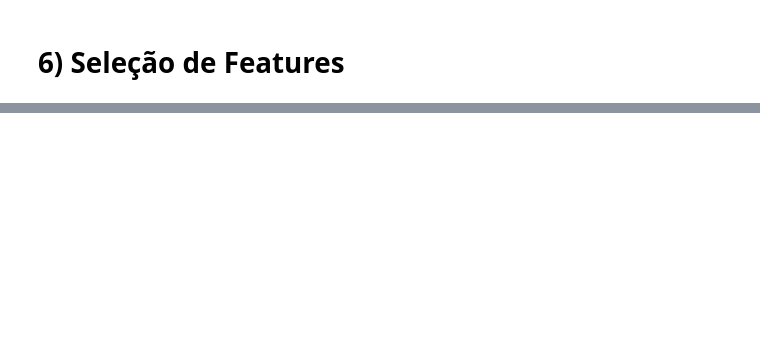
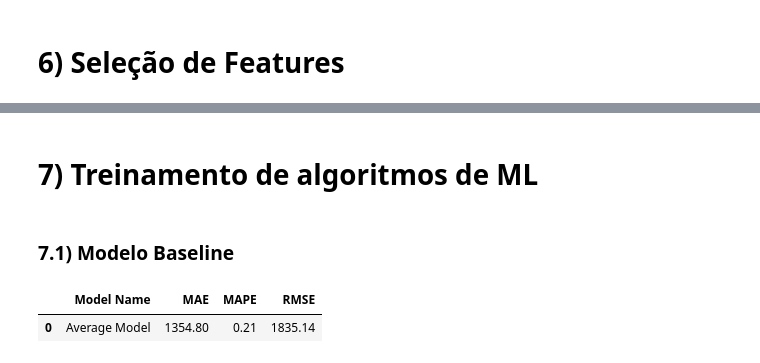
Before and after one commit to GustavoBarros11/rossmann_sales_forecast, a Jupyter notebook: ciclo1_notebook.ipynb, the cells around one changed output, grey strips where cells are left out. Saved outputs shown, nothing was run; the diff lists cells and outputs as text; code cells hidden in the pictures; blank space fills up the shorter version.

Commit message:
Treinamento dos modelos de ML parte 1 - ciclo1

```diff
--- a/ciclo1_notebook.ipynb
+++ b/ciclo1_notebook.ipynb
@@ -725,0 +785,33 @@ df6 = df5.copy()
+# %%
+cols_selected_boruta = [
+    'store',
+    'promo_False',
+    'promo_True',
+    'store_type',
+    'assortment',
+    'competition_distance',
+    'competition_open_since_month',
+    'competition_open_since_year',
+    'promo2_False',
+    'promo2_True',
+    'promo2_since_week',
+    'promo2_since_year',
+    'competition_duration',
+    'promo_time_week',
+    'day_of_week_sin',
+    'day_of_week_cos',
+    'month_sin',
+    'month_cos',
+    'day_sin',
+    'day_cos',
+    'week_of_year_sin',
+    'week_of_year_cos',
+]
+
+# columns to add
+feat_to_add = ['date', 'sales']
+
+cols_selected_boruta_full = cols_selected_boruta.copy()
+cols_selected_boruta_full.extend( feat_to_add )
+# %% [markdown]
+# 7) Treinamento de algoritmos de ML
@@ -725,0 +820,18 @@ df6 = df5.copy()
+# %%
+x_train = X_train[cols_selected_boruta]
+x_test = x_test[cols_selected_boruta]
+
+# para o cross-validation
+x_training = X_train[cols_selected_boruta_full]
+# %% [markdown]
+### 7.1) Modelo Baseline
+# %%
+aux1 = x_test.copy()
+aux1['sales'] = y_test.copy()
+aux2 = aux1.groupby('store').agg({'sales': 'mean'}).rename(columns={'sales': 'predictions'})
+aux2 = aux1.merge(aux2, how='left', left_on='store', right_index=True)
+
+ml_error('Average Model', np.expm1(y_test), np.expm1(aux2['predictions']))
+# %% [output]
+|  | Model Name | MAE | MAPE | RMSE |
+| 0 | Average Model | 1354.80 | 0.21 | 1835.14 |
```
Also changed, not shown: parts of 22 cells of this notebook.
